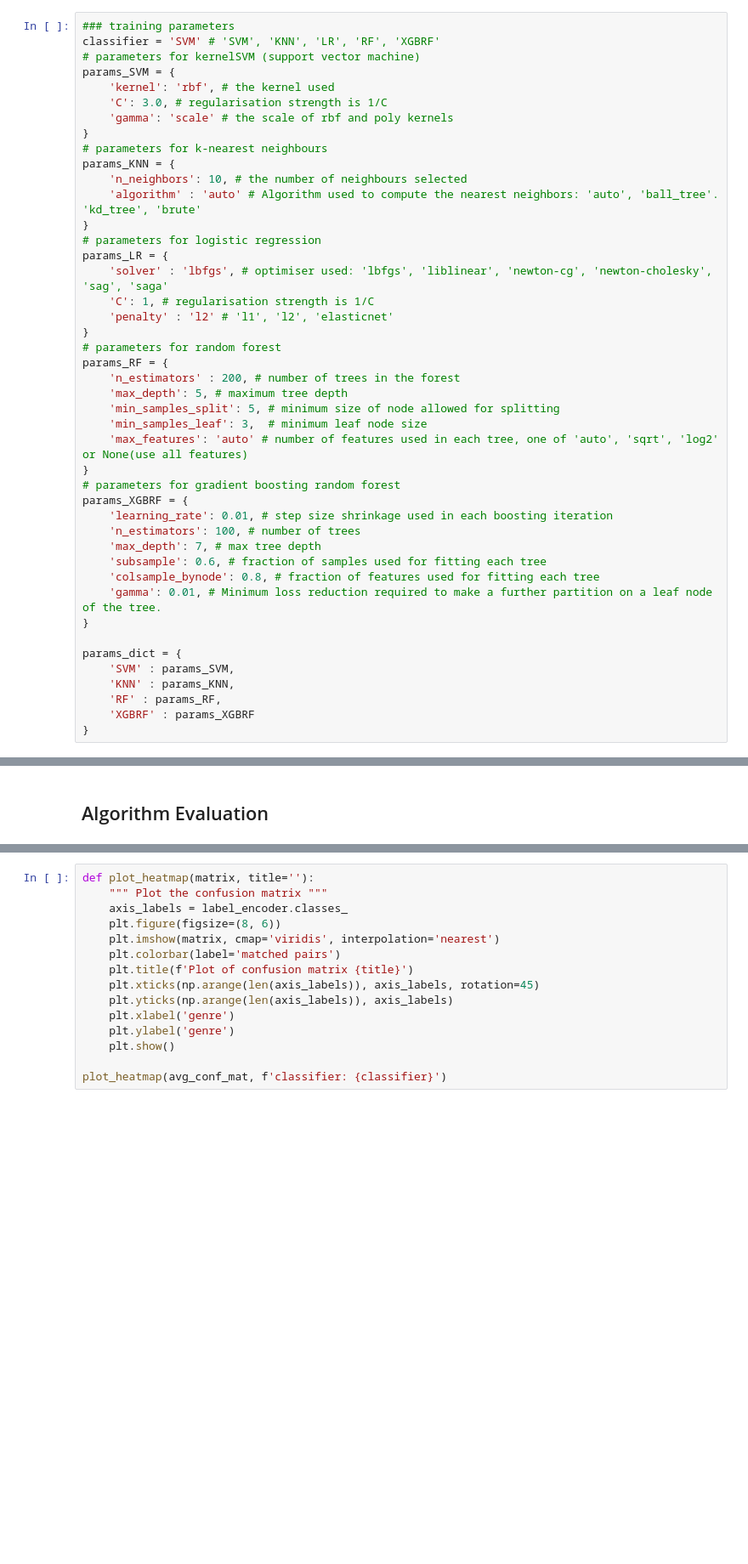
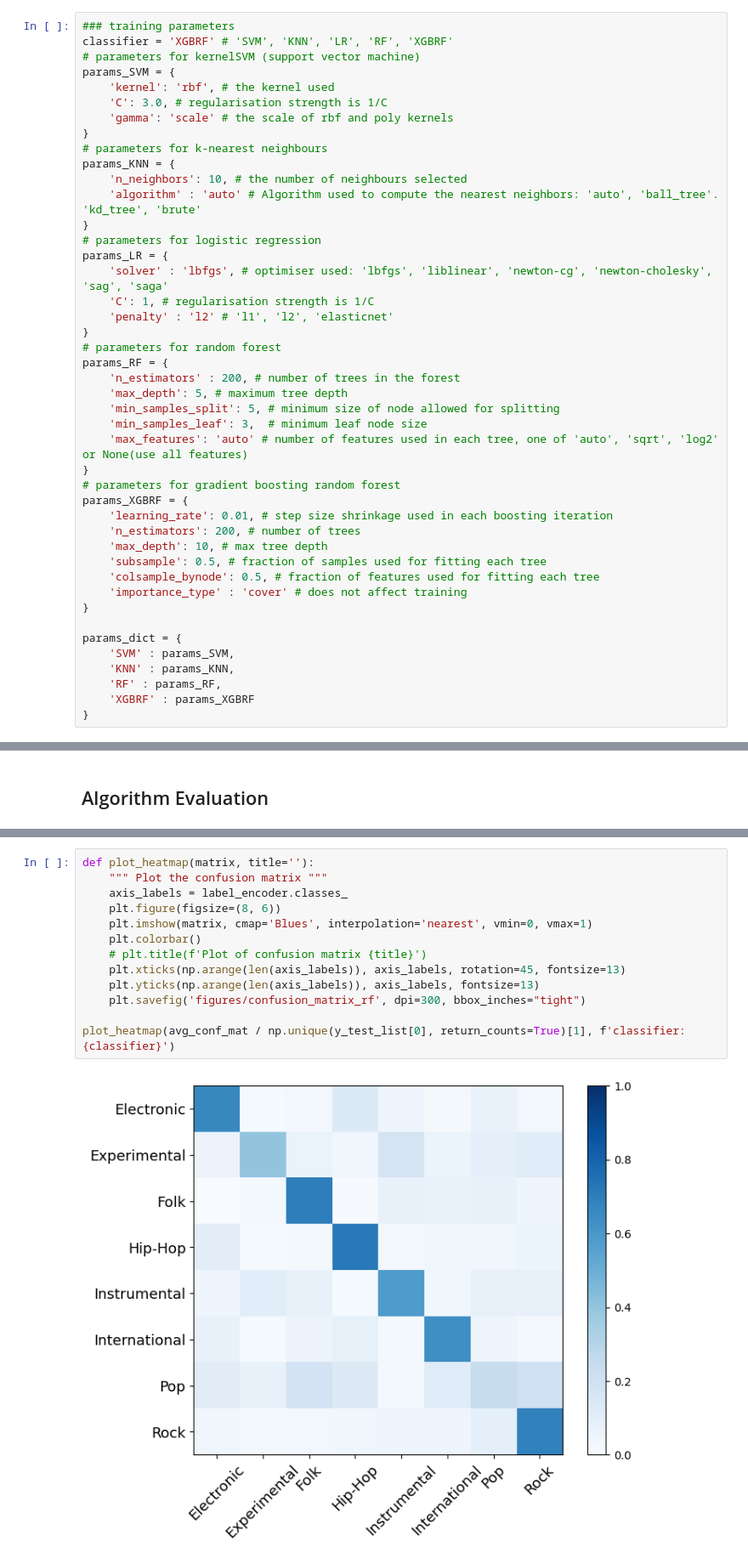
Before and after one commit to Daniel-Lin-S/SML_practical, a Jupyter notebook: Lin.ipynb, the cells around one changed output, grey strips where cells are left out. Shown: that part at 85% size. Saved outputs shown, nothing was run; the diff lists cells and outputs as text; blank space fills up the shorter version.

Commit message:
collected codes into final_classifier

```diff
--- a/Lin.ipynb
+++ b/Lin.ipynb
@@ -197,7 +209,7 @@ else:
 ### Set training parameters here, and click "execute cell and below"
 # %%
 ### training parameters
-classifier = 'SVM' # 'SVM', 'KNN', 'LR', 'RF', 'XGBRF'
+classifier = 'XGBRF' # 'SVM', 'KNN', 'LR', 'RF', 'XGBRF'
 # parameters for kernelSVM (support vector machine)
 params_SVM = {
     'kernel': 'rbf', # the kernel used
@@ -226,11 +238,11 @@ params_RF = {
 # parameters for gradient boosting random forest
 params_XGBRF = {
     'learning_rate': 0.01, # step size shrinkage used in each boosting iteration
-    'n_estimators': 100, # number of trees
-    'max_depth': 7, # max tree depth
-    'subsample': 0.6, # fraction of samples used for fitting each tree
-    'colsample_bynode': 0.8, # fraction of features used for fitting each tree
-    'gamma': 0.01, # Minimum loss reduction required to make a further partition on a leaf node of the tree.
+    'n_estimators': 200, # number of trees
+    'max_depth': 10, # max tree depth
+    'subsample': 0.5, # fraction of samples used for fitting each tree
+    'colsample_bynode': 0.5, # fraction of features used for fitting each tree
+    'importance_type' : 'cover' # does not affect training
 }
 
 params_dict = {
@@ -323,15 +347,15 @@ avg_conf_mat = np.mean(conf_mats, axis=0) # average confusion matrix
 # %%
 def plot_heatmap(matrix, title=''):
     """ Plot the confusion matrix """
     axis_labels = label_encoder.classes_
     plt.figure(figsize=(8, 6))
-    plt.imshow(matrix, cmap='viridis', interpolation='nearest')
-    plt.colorbar(label='matched pairs')
-    plt.title(f'Plot of confusion matrix {title}')
-    plt.xticks(np.arange(len(axis_labels)), axis_labels, rotation=45)
-    plt.yticks(np.arange(len(axis_labels)), axis_labels)
-    plt.xlabel('genre')
-    plt.ylabel('genre')
-    plt.show()
+    plt.imshow(matrix, cmap='Blues', interpolation='nearest', vmin=0, vmax=1)
+    plt.colorbar()
+    # plt.title(f'Plot of confusion matrix {title}')
+    plt.xticks(np.arange(len(axis_labels)), axis_labels, rotation=45, fontsize=13)
+    plt.yticks(np.arange(len(axis_labels)), axis_labels, fontsize=13)
+    plt.savefig('figures/confusion_matrix_rf', dpi=300, bbox_inches="tight")
 
-plot_heatmap(avg_conf_mat, f'classifier: {classifier}')
+plot_heatmap(avg_conf_mat / np.unique(y_test_list[0], return_counts=True)[1], f'classifier: {classifier}')
+# %% [output]
+[figure, added]
```
Also changed, not shown: parts of 6 cells of this notebook, 3 other files.
